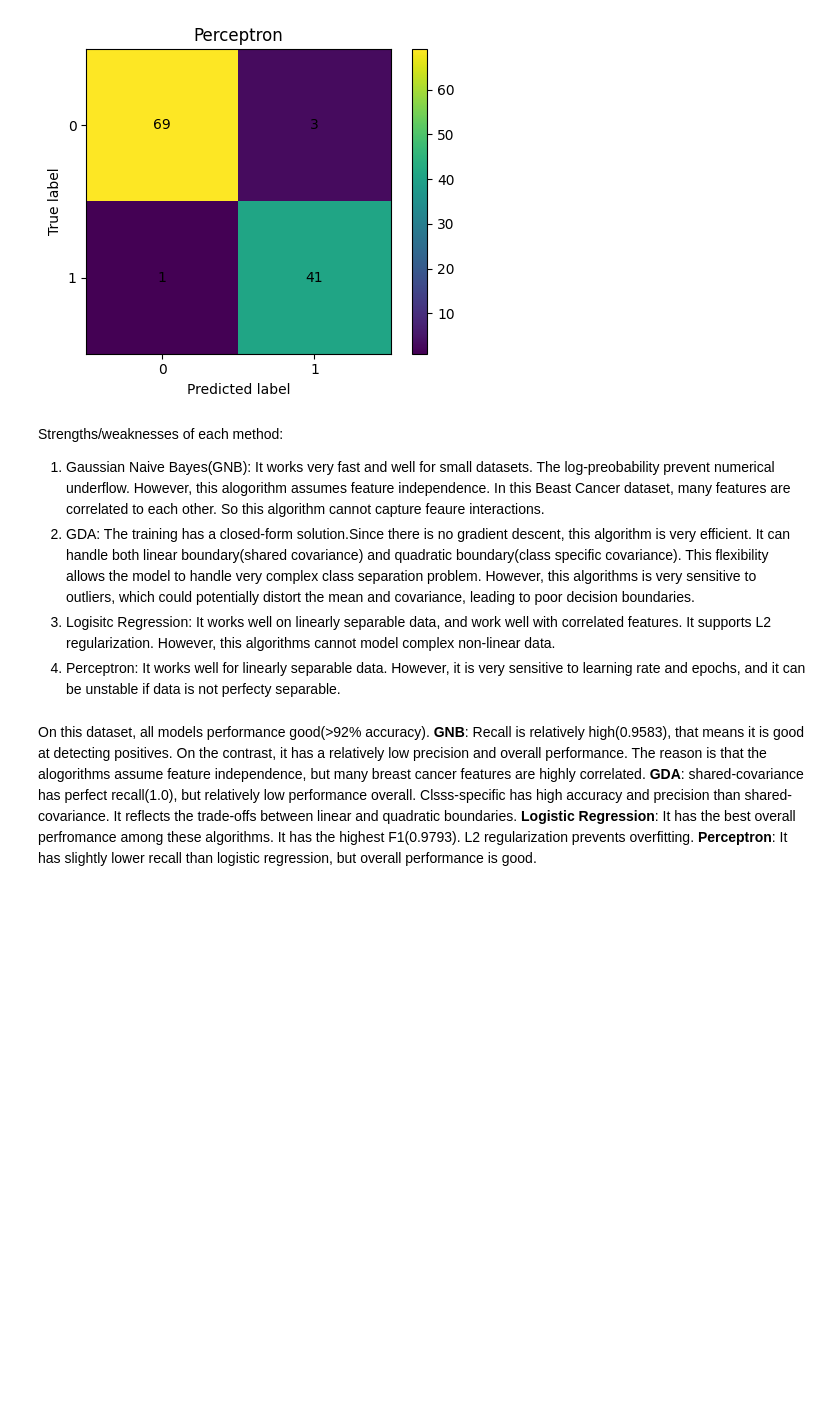
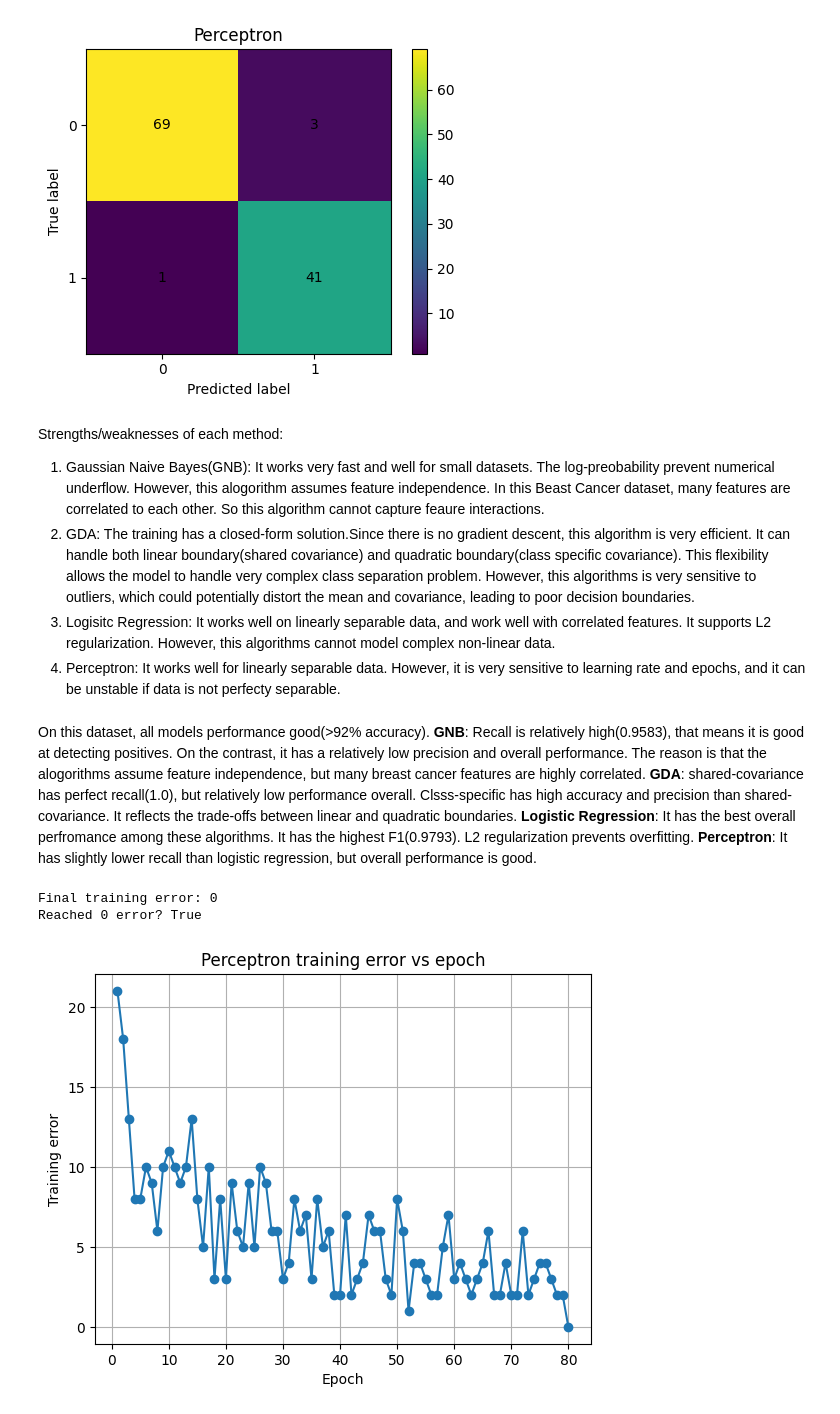
Before and after one commit to XinyaChen0216/Machine-Learning-Regression-Regularization-on-Housing-Data, a Jupyter notebook: assignment2_task2.ipynb, the cells around one changed output. Drawn from its saved outputs; the diff is of its cells as text; code cells hidden in the pictures; blank space fills up the shorter version.

Commit message:
finish perceptron error graph

```diff
--- a/assignment2_task2.ipynb
+++ b/assignment2_task2.ipynb
@@ -253,6 +253,7 @@ class Perceptron:
         self.b = 0.0
         self.n_features = None
         self.convergence_tolerance = convergence_tolerance
+        self.train_err_history = []
 
     def fit(self, X, y):
         unique = set(np.unique(y))
@@ -264,10 +265,12 @@ class Perceptron:
         self.n_features = p
         self.w = np.zeros(p)
 
-        for _ in range(self.epochs):
+
+        for epoch in range(self.epochs):
             #save for convergence checking
             w_old = self.w.copy()
             b_old = self.b
+            errors = 0
 
             for i in range(n):
                 xi = X[i]
@@ -279,11 +282,15 @@ class Perceptron:
                 # learning - update w and b if misclassify
                 if y_pred != yi:
                     self.w += self.lr * yi * xi
+                    errors += 1
                     if self.fit_intercept:
                         self.b += self.lr * yi
             w_change = np.linalg.norm(self.w - w_old)
             b_change = abs(self.b -b_old) if self.fit_intercept else 0.0
+            self.train_err_history.append(errors)
 
+            if errors == 0:
+                break
             if w_change < self.convergence_tolerance and b_change <self.convergence_tolerance:
                 #print(f"Converged!")
                 break
@@ -430,3 +437,26 @@ On this dataset, all models performance good(>92% accuracy).
 **GDA**: shared-covariance has perfect recall(1.0), but relatively low performance overall. Clsss-specific has high accuracy and precision than shared-covariance. It reflects the trade-offs between linear and quadratic boundaries.
 **Logistic Regression**: It has the best overall perfromance among these algorithms. It has the highest F1(0.9793). L2 regularization prevents overfitting.
 **Perceptron**: It has slightly lower recall than logistic regression, but overall performance is good.
+# %%
+# Linear separability: show whether perceptron reaches 0 training error; include training
+# error vs epoch plot and interpret.
+
+def plot_training_error(perceptron):
+    epochs = np.arange(1, len(perceptron.train_err_history) + 1)
+
+    plt.figure()
+    plt.plot(epochs, perceptron.train_err_history, marker='o')
+    plt.xlabel("Epoch")
+    plt.ylabel("Training error")
+    plt.title("Perceptron training error vs epoch")
+    plt.grid(True)
+    plt.show()
+
+print("Final training error:", perceptron.train_err_history[-1])
+print("Did it reach 0 error?", perceptron.train_err_history[-1] == 0.0)
+
+plot_training_error(perceptron)
+# %% [output]
+Final training error: 0
+Reached 0 error? True
+[figure, added]
```
